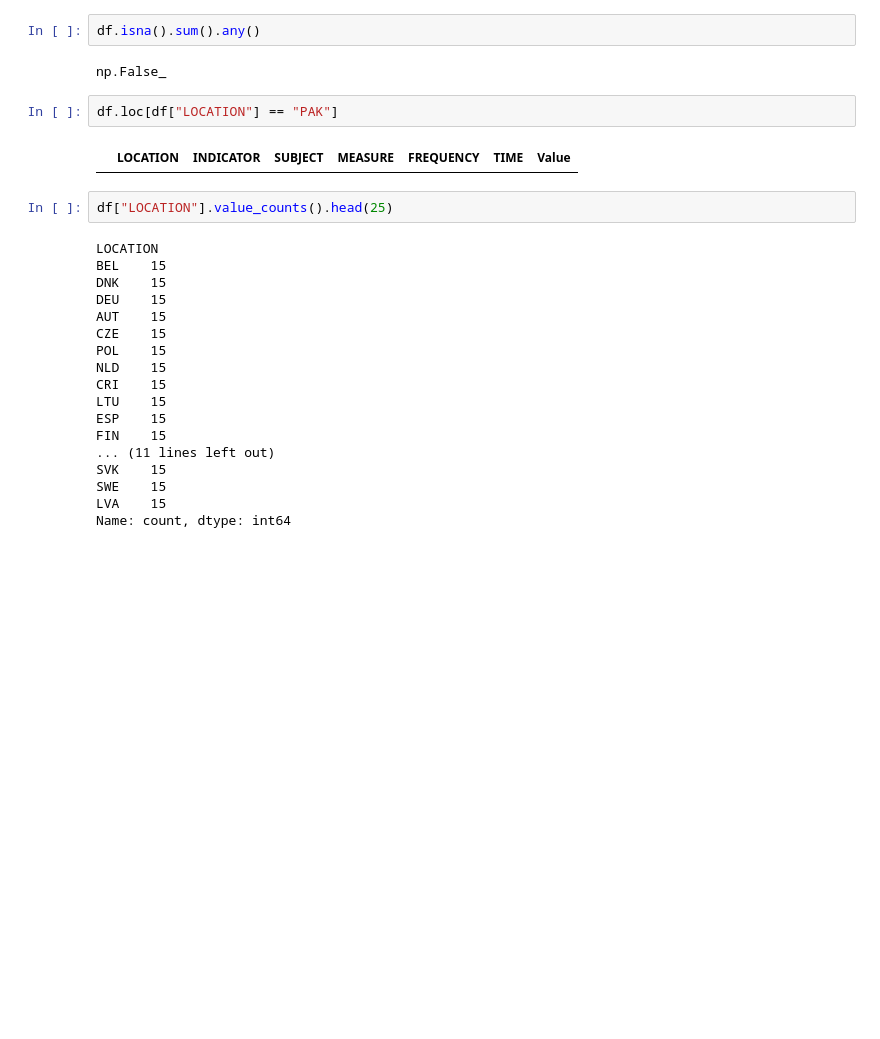
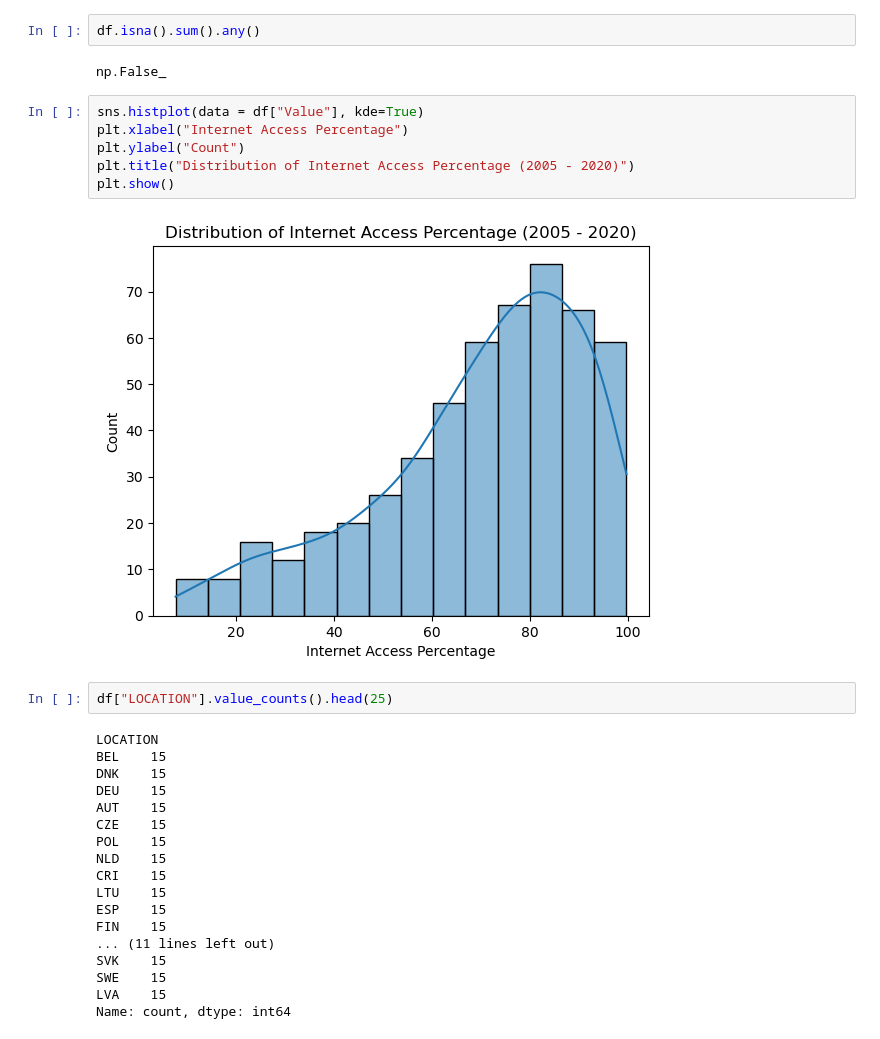
Before and after one commit to nathan-tuo/internet-access-predictor, a Jupyter notebook: internet_access_predictor-lstm.ipynb, the cells around one changed output. Cells and saved outputs as stored; diff of their text form; blank space fills up the shorter version.

```diff
--- a/internet_access_predictor-lstm.ipynb
+++ b/internet_access_predictor-lstm.ipynb
@@ -27,9 +27,13 @@ df.isna().sum().any()
 # %% [output]
 np.False_
 # %%
-df.loc[df["LOCATION"] == "PAK"]
+sns.histplot(data = df["Value"], kde=True)
+plt.xlabel("Internet Access Percentage")
+plt.ylabel("Count")
+plt.title("Distribution of Internet Access Percentage (2005 - 2020)")
+plt.show()
 # %% [output]
-|  | LOCATION | INDICATOR | SUBJECT | MEASURE | FREQUENCY | TIME | Value |
+[figure, added]
 # %%
 df["LOCATION"].value_counts().head(25)
 # %% [output]
```
Also changed, not shown: parts of 6 cells of this notebook.
